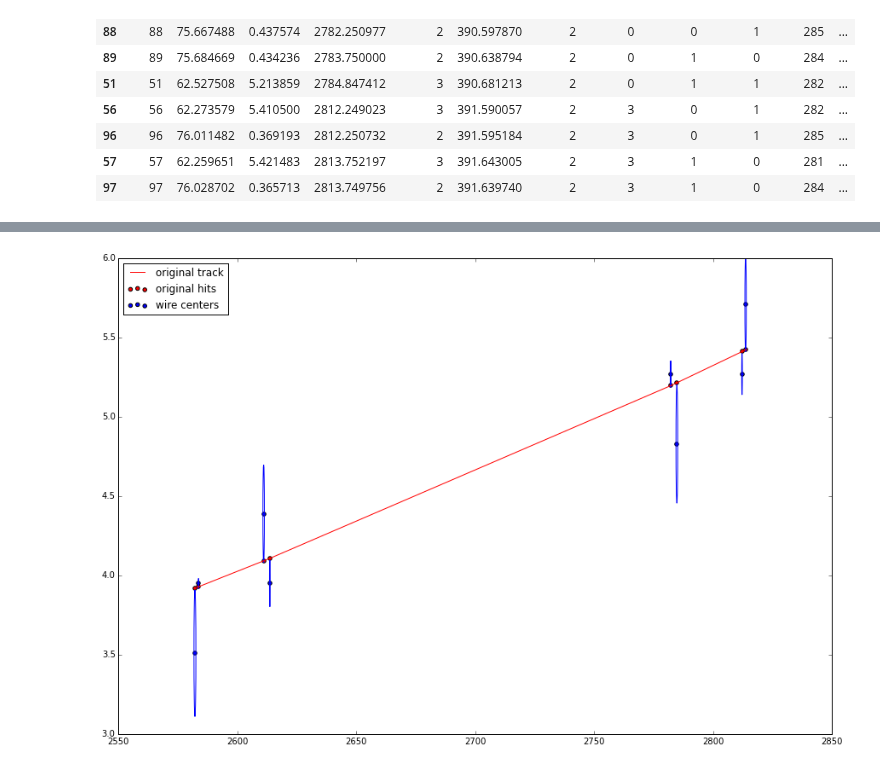
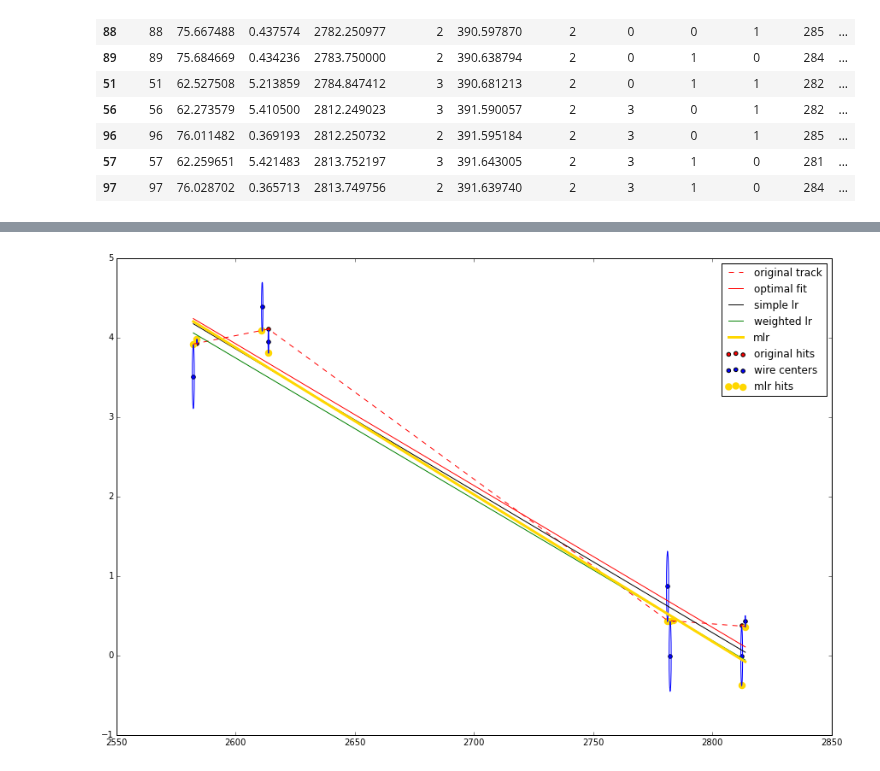
Before and after one commit to yandexdataschool/ship_tracks_recognition, a Jupyter notebook: Regressors.ipynb, the cells around one changed output, grey strips where cells are left out. Drawn from its saved outputs; the diff is of its cells as text; code cells hidden in the pictures.

Commit message:
MarginLinearRegrssion is added.

```diff
--- a/Regressors.ipynb
+++ b/Regressors.ipynb
@@ -19,3 +19,9 @@ all_hits.head()
 | 4 | 4 | 8.573978 | -61.487133 | -1961.149292 | 3 | 232.488541 | 5 | 1 | 1 | 1 | 320 | ... |
 # %% [markdown]
 #Get Event
+# %%
+from Y_views import *
+event_id = 2 # 4.3
+event = all_hits[all_hits['event'] == event_id]
+event = modify_for_yz_analysis(event)
+event
@@ -21,0 +49,3 @@ all_hits.head()
+# %%
+track = event[event.TrackID == 2]
+track
@@ -61,0 +202,5 @@ track
+# %%
+track1 = event[(event.TrackID == 3) * (event.StatNb == 1)]
+track2 = event[(event.TrackID == 2) * (event.StatNb == 2)]
+track = pandas.concat([track1, track2], axis=0)
+track
@@ -62,26 +218,48 @@ track
 # %%
 fig = plt.figure(figsize=(15,10))
 ax = fig.add_subplot(1, 1, 1)
 
-Wz = track.Wz.values
-Wy = track.Wy.values
-Z = track.Z.values
-Y = track.Y.values
-R = track.dist2Wire.values
-StrwR = 0.5 * numpy.ones(shape=(Z.shape[0],))
+Wz = track.Wz.values.reshape(len(track), 1)
+Wy = track.Wy.values.reshape(len(track), 1)
+Z = track.Z.values.reshape(len(track), 1)
+Y = track.Y.values.reshape(len(track), 1)
+R = track.dist2Wire.values.reshape(len(track), 1)
+StrwR = 0.5 * numpy.ones(shape=(Z.shape[0],1))
 
 # originl track and hits
-plt.plot(Z, Y, c='r', label='original track')
+plt.plot(Z, Y, 'r--', label='original track')
 plt.scatter(Z, Y, c='r', label='original hits')
+
+# optimal fit
+lr = LinearRegression()
+lr.fit(Z, Y)
+plt.plot(Z, lr.predict(Z), 'r', label='optimal fit')
 
 # The wire centers and dist2wire
 plt.scatter(Wz, Wy, c='b', label='wire centers')
 for index in range(0, Z.shape[0]):
     circ = plt.Circle((Wz[index], Wy[index]), radius=R[index], color='b', fill=False)
     ax.add_patch(circ)
 
+# linear model fit
+lr = LinearRegression()
+lr.fit(Wz, Wy)
+plt.plot(Wz, lr.predict(Wz), color='0', label='simple lr')
+
+# weighted linear model fit
+lr = LinearRegression()
+w = (1./R).reshape(len(track), )
+lr.fit(Wz, Wy, w)
+plt.plot(Wz, lr.predict(Wz), color='g', label='weighted lr')
+
+# margin linear regression
+mlr = MarginLinearRegression(n_iter=1)
+mlr.fit(Wz, Wy, R, R)
+plt.plot(Wz, mlr.predict(Wz), color='gold', linewidth=3, label='mlr')
+plt.scatter(mlr.hits_X, mlr.hits_Y, color='gold', linewidth=4, label='mlr hits')
+
 
 plt.legend(loc='best')
 plt.show()
 # %% [output]
-[figure, old version]
+[figure, new version]
```
Also changed, not shown: parts of 12 cells of this notebook, 1 other file.
